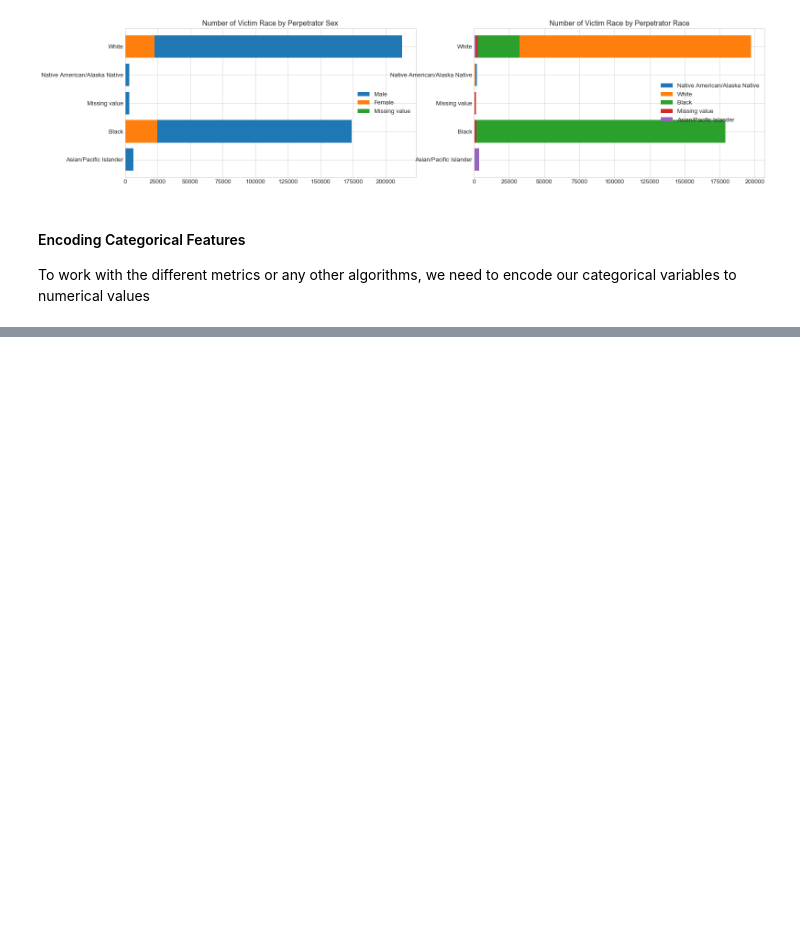
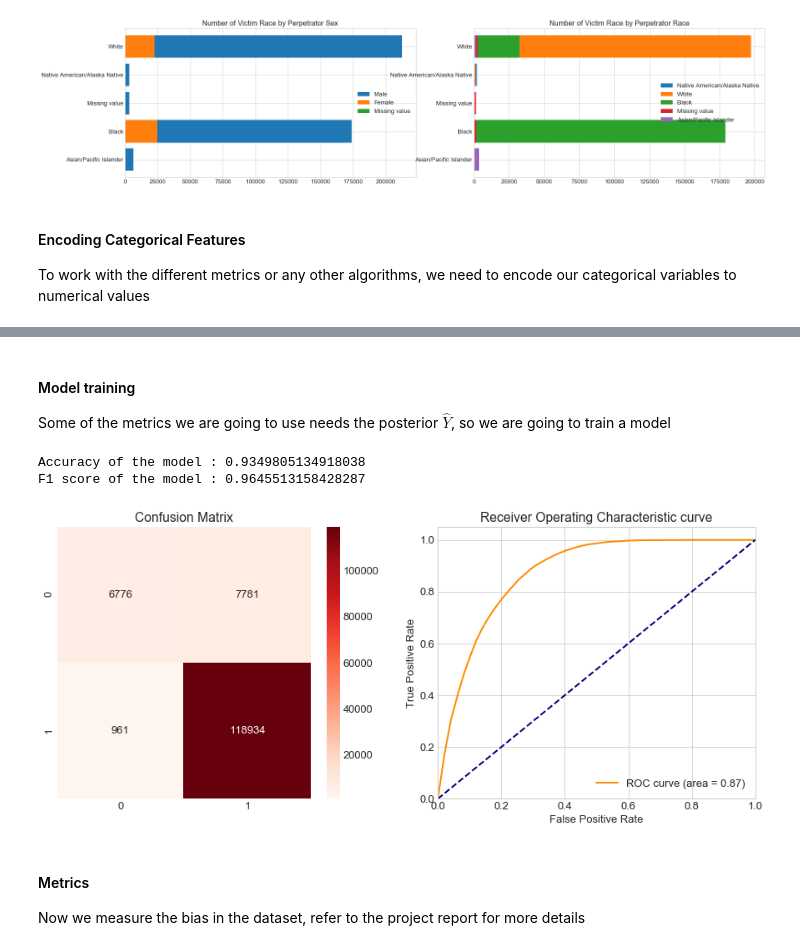
Before and after one commit to jwilliamn/calibration-methods-for-fairness, a Jupyter notebook: Calibration Methods.ipynb, the cells around one changed output, grey strips where cells are left out. Saved outputs shown, nothing was run; the diff lists cells and outputs as text; code cells hidden in the pictures; blank space fills up the shorter version.

Commit message:
Metrics for bias estimation

```diff
--- a/Calibration Methods.ipynb
+++ b/Calibration Methods.ipynb
@@ -220,0 +240,24 @@ for feature in categorical_features:
+# %%
+# Indicate the privileged groups
+privileged_sex = np.where(categorical_names['Victim Sex'] == 'Male')[0]
+privileged_race = np.where(categorical_names['Victim Race'] == 'White')[0]
+# %%
+data_orig_sex = StandardDataset(data_perp_sex,
+                               label_name='Perpetrator Sex',
+                               favorable_classes=[1],
+                               protected_attribute_names=['Victim Sex', 'Victim Race'],
+                               privileged_classes=[privileged_sex, privileged_race])
+# %%
+# Split data in train and test set
+np.random.seed(42)
+
+data_orig_sex_train, data_orig_sex_test = data_orig_sex.split([0.7], shuffle=True)
+# %% [markdown]
+#### Model training
+
+Some of the metrics we are going to use needs the posterior $\hat{Y}$, so we are going to train a model
+# %%
+# Train and save the models
+rf_orig_sex = RandomForestClassifier().fit(data_orig_sex_train.features,
+                     data_orig_sex_train.labels.ravel(),
+                     sample_weight=data_orig_sex_train.instance_weights)
@@ -220,0 +268,10 @@ for feature in categorical_features:
+# %%
+plot_model_performance(rf_orig_sex, data_orig_sex_test.features, data_orig_sex_test.labels.ravel())
+# %% [output]
+Accuracy of the model : 0.9349805134918038
+F1 score of the model : 0.9645513158428287
+[figure, added]
+# %% [markdown]
+#### Metrics
+
+Now we measure the bias in the dataset, refer to the project report for more details
```
Also changed, not shown: parts of 8 cells of this notebook, 2 other files.
